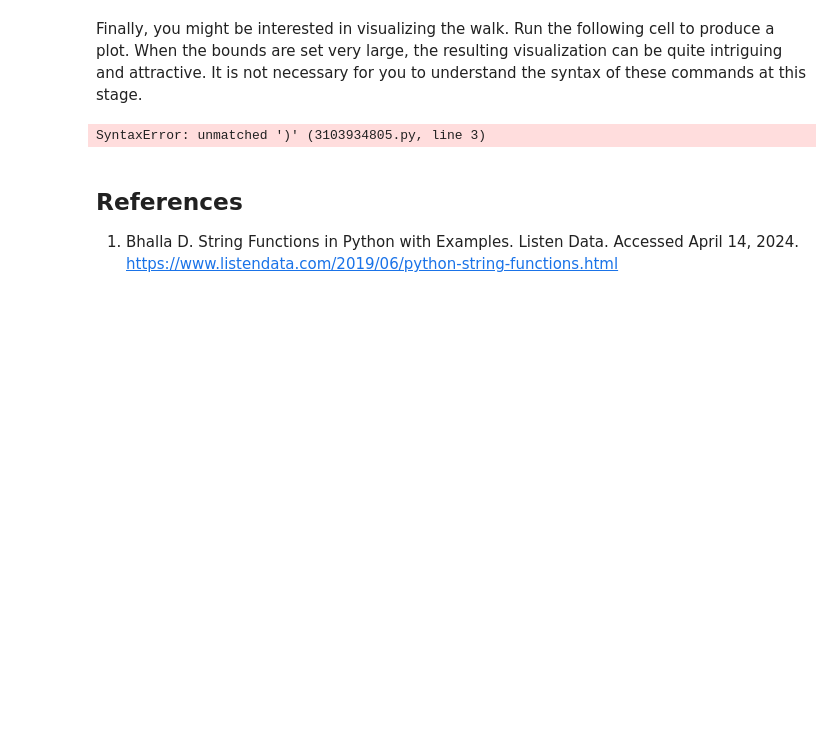
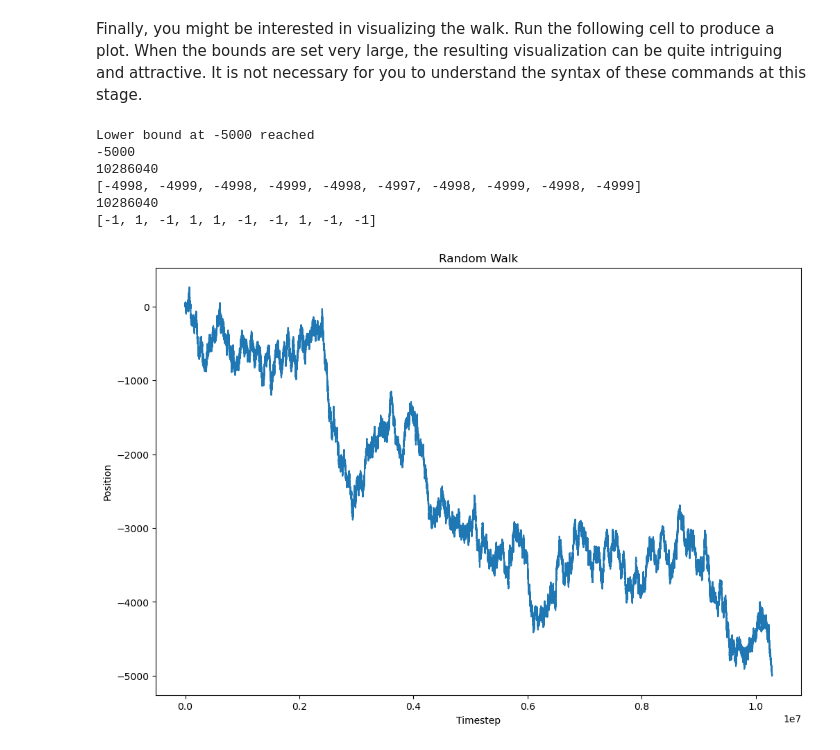
Before and after one commit to taylorswrite/biostat-203c-2024-spring, a Jupyter notebook: hw1/HW1.ipynb, the cells around one changed output. Saved outputs shown, nothing was run; the diff lists cells and outputs as text; code cells hidden in the pictures; blank space fills up the shorter version.

```diff
--- a/hw1/HW1.ipynb
+++ b/hw1/HW1.ipynb
@@ -414,23 +336,28 @@ tails
 # %% [markdown]
 Finally, you might be interested in visualizing the walk. Run the following cell to produce a plot. When the bounds are set very large, the resulting visualization can be quite intriguing and attractive. It is not necessary for you to understand the syntax of these commands at this stage.
 # %%
-# uncomment me!
-#
-pos, positions, steps = 500, -500)
+# Assign pos, positions, and steps the equivalent return values from
+# random_walk
+pos, positions, steps = random_walk(5000, -5000)
+# Characterisitcs of the return values from random_walk().
 print(pos)
 print(len(positions))
 print(positions[-10:])
 print(len(steps))
 print(steps[-10:])
 
+# plot of the position wrt number of coin tosses
 plt.figure(figsize=(12, 8))
 plt.plot(positions)
 plt.xlabel('Timestep')
 plt.ylabel('Position')
 plt.title('Random Walk')
 plt.show()
 # %% [output]
-SyntaxError: unmatched ')' (3103934805.py, line 3)
+Lower bound at -5000 reached
+-5000
+10286040
+[-4998, -4999, -4998, -4999, -4998, -4997, -4998, -4999, -4998, -4999]
+10286040
+[-1, 1, -1, 1, 1, -1, -1, 1, -1, -1]
+[figure, added]
-# %% [markdown]
-## References
-1. Bhalla D. String Functions in Python with Examples. Listen Data. Accessed April 14, 2024. https://www.listendata.com/2019/06/python-string-functions.html
```
Also changed, not shown: parts of 15 cells of this notebook, 4 other files.
